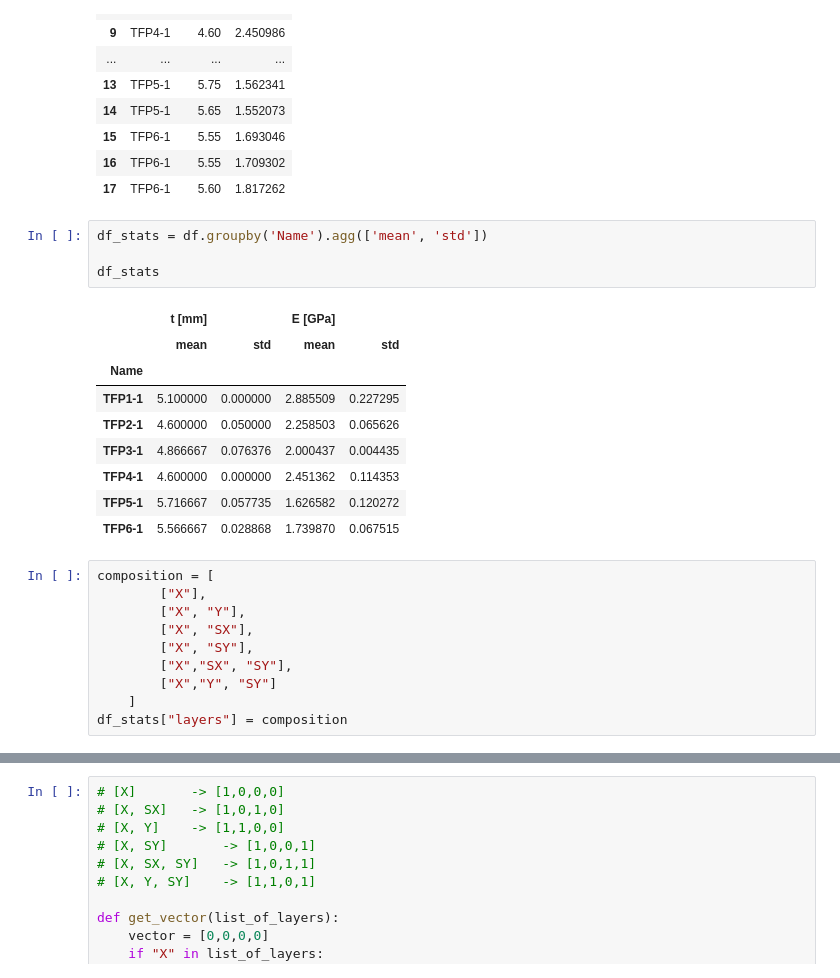
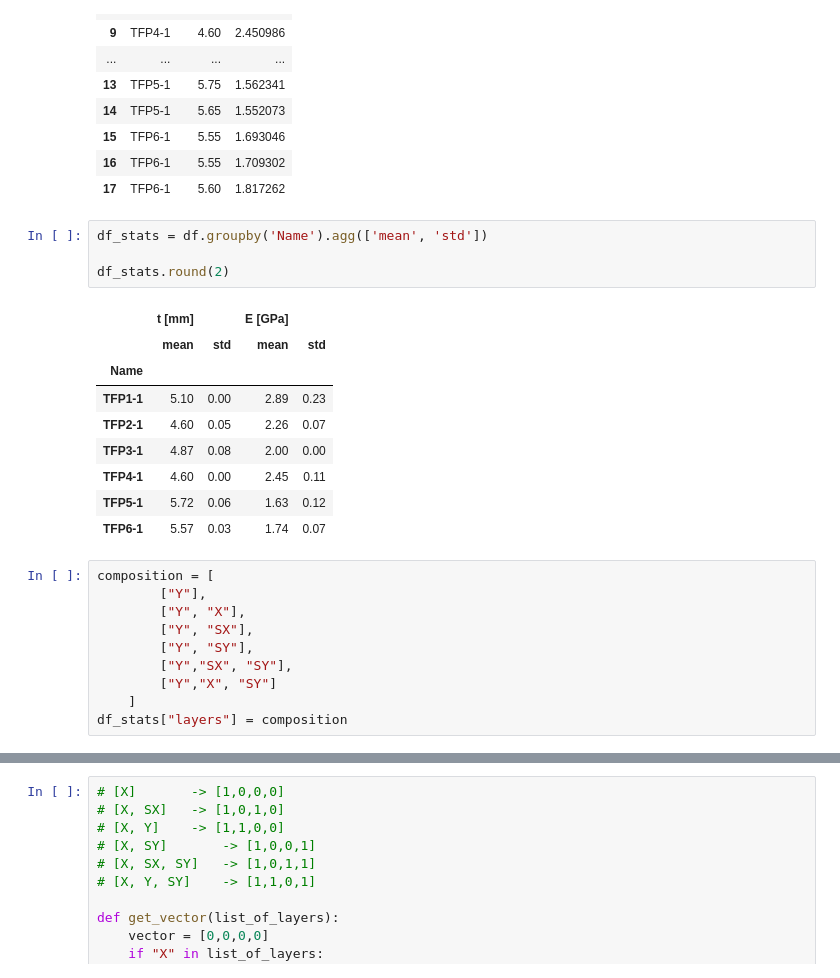
Before and after one commit to AdvancedMaterialSimulation/CITISENS_Composite, a Jupyter notebook: scripts/AnalyticalLayers/ALL_TFP/FixThickness.ipynb, the cells around one changed output, grey strips where cells are left out. Drawn from its saved outputs; the diff is of its cells as text.

```diff
--- a/scripts/AnalyticalLayers/ALL_TFP/FixThickness.ipynb
+++ b/scripts/AnalyticalLayers/ALL_TFP/FixThickness.ipynb
@@ -60,25 +60,25 @@ df
 # %%
 df_stats = df.groupby('Name').agg(['mean', 'std'])
 
-df_stats
+df_stats.round(2)
 # %% [output]
 |  | t [mm] |  | E [GPa] |  |
 |  | mean | std | mean | std |
 | Name |  |  |  |  |
-| TFP1-1 | 5.100000 | 0.000000 | 2.885509 | 0.227295 |
-| TFP2-1 | 4.600000 | 0.050000 | 2.258503 | 0.065626 |
-| TFP3-1 | 4.866667 | 0.076376 | 2.000437 | 0.004435 |
-| TFP4-1 | 4.600000 | 0.000000 | 2.451362 | 0.114353 |
-| TFP5-1 | 5.716667 | 0.057735 | 1.626582 | 0.120272 |
-| TFP6-1 | 5.566667 | 0.028868 | 1.739870 | 0.067515 |
+| TFP1-1 | 5.10 | 0.00 | 2.89 | 0.23 |
+| TFP2-1 | 4.60 | 0.05 | 2.26 | 0.07 |
+| TFP3-1 | 4.87 | 0.08 | 2.00 | 0.00 |
+| TFP4-1 | 4.60 | 0.00 | 2.45 | 0.11 |
+| TFP5-1 | 5.72 | 0.06 | 1.63 | 0.12 |
+| TFP6-1 | 5.57 | 0.03 | 1.74 | 0.07 |
 # %%
 composition = [
-        ["X"],
-        ["X", "Y"],
-        ["X", "SX"],
-        ["X", "SY"],
-        ["X","SX", "SY"],
-        ["X","Y", "SY"]
+        ["Y"],
+        ["Y", "X"],
+        ["Y", "SX"],
+        ["Y", "SY"],
+        ["Y","SX", "SY"],
+        ["Y","X", "SY"]
     ]
 df_stats["layers"] = composition
 # %%
```
Also changed, not shown: parts of 15 cells of this notebook, 18 other files.
